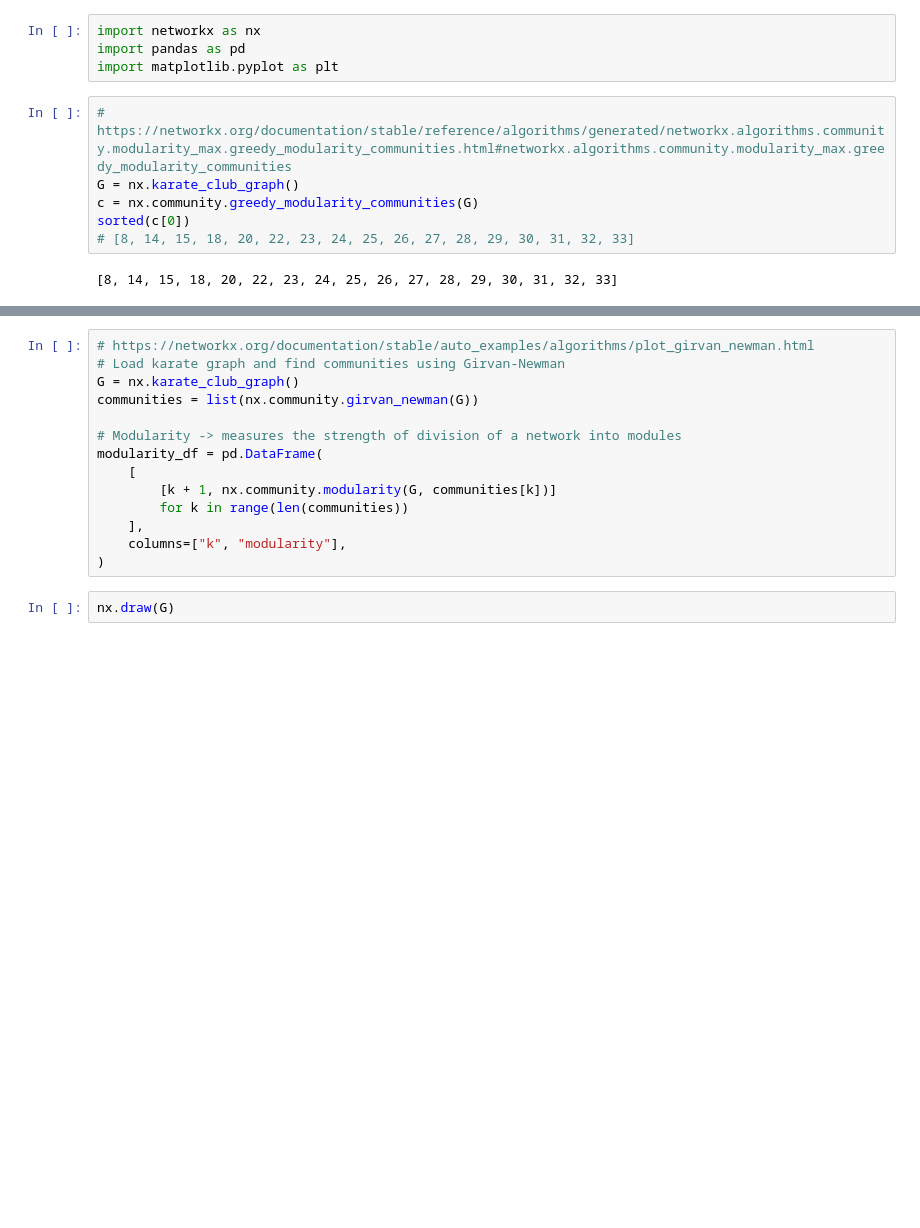
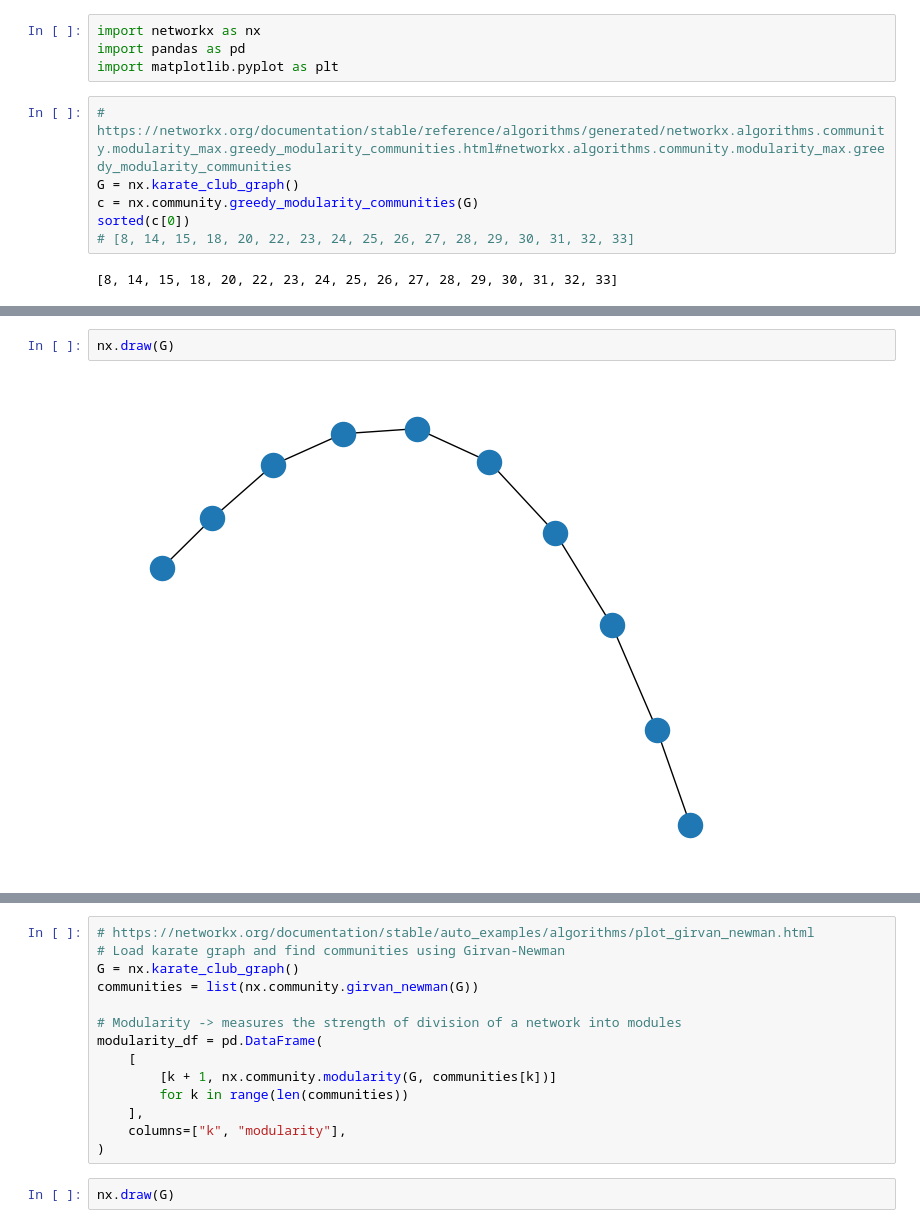
Before and after one commit to zhibinz2/MEG_EEG_Source_Localization, a Jupyter notebook: Coh_networkx/tryout_community_detection.ipynb, the cells around one changed output, grey strips where cells are left out. Drawn from its saved outputs; the diff is of its cells as text; blank space fills up the shorter version.

```diff
--- a/Coh_networkx/tryout_community_detection.ipynb
+++ b/Coh_networkx/tryout_community_detection.ipynb
@@ -18,0 +47,4 @@ tuple(sorted(c) for c in next(comp))
+# %%
+nx.draw(G)
+# %% [output]
+[figure, added]
```
Also changed, not shown: parts of 4 cells of this notebook, 2 other files.
